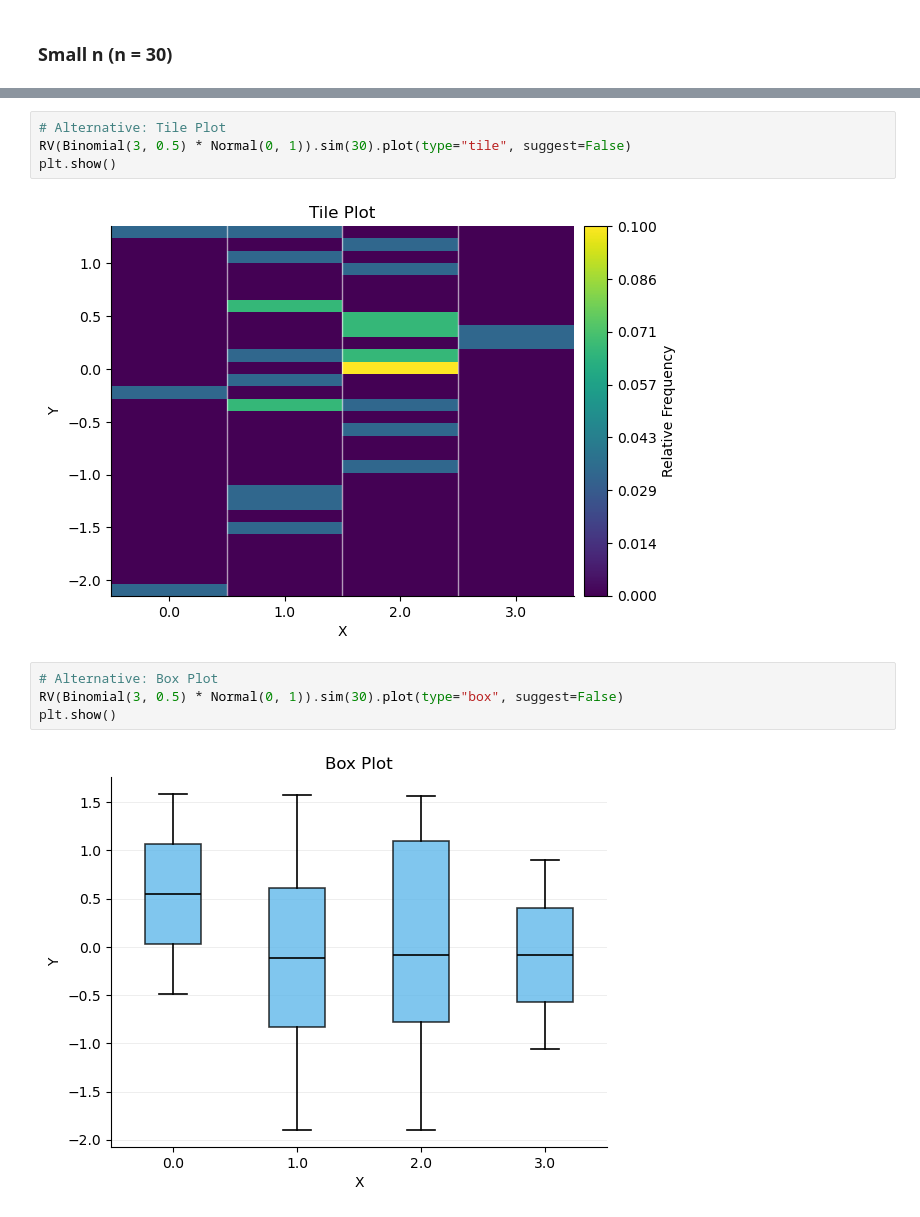
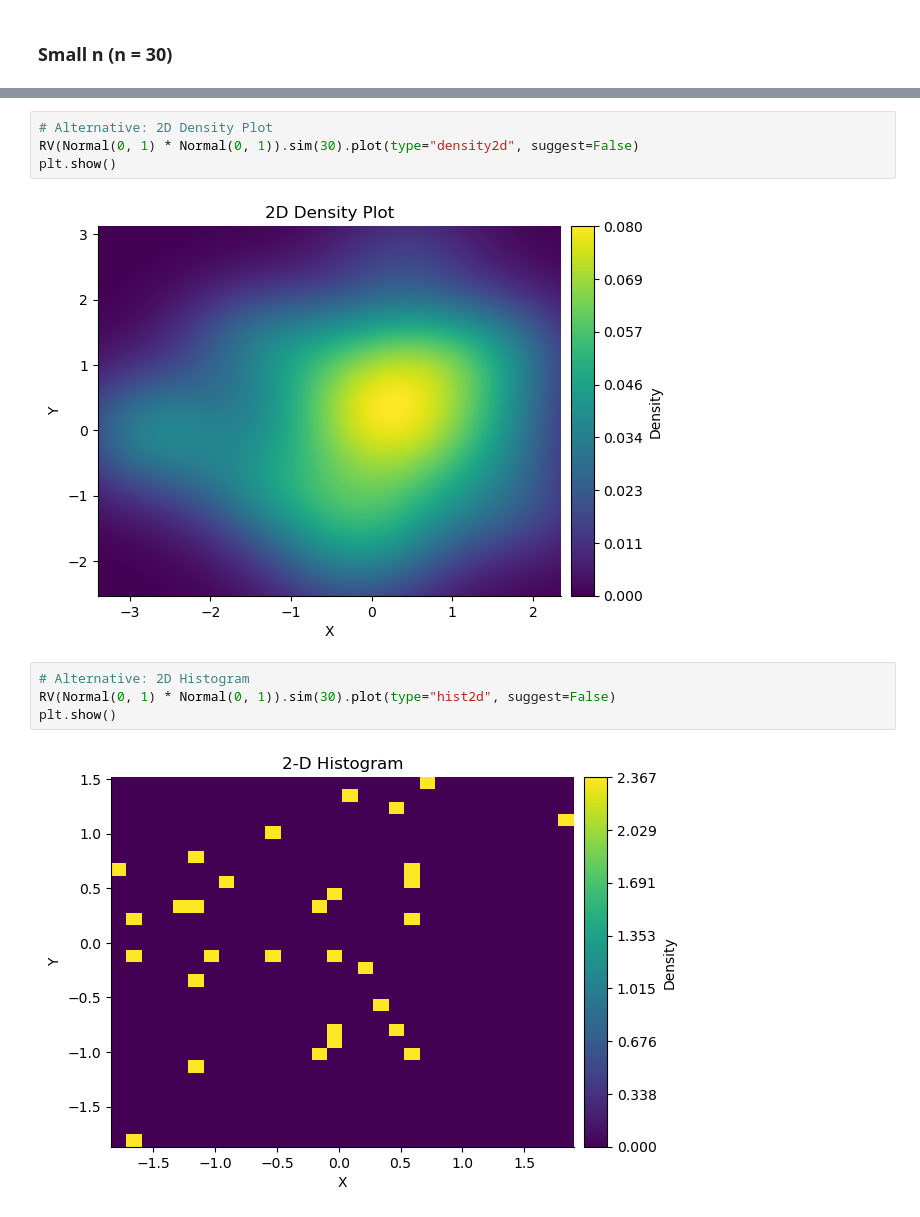
Before and after one commit to calpoly-symbulate/symbulate, a Jupyter notebook: team/plot_lookup_showcase.ipynb, the cells around one changed output, grey strips where cells are left out. Drawn from its saved outputs; the diff is of its cells as text.

```diff
--- a/team/plot_lookup_showcase.ipynb
+++ b/team/plot_lookup_showcase.ipynb
@@ -327,12 +333,12 @@ Alternative Plots: Tile Plot (type = "tile"), Box Plot (type = "box"), Violin Pl
 # %%
-# Alternative: Tile Plot
-RV(Binomial(3, 0.5) * Normal(0, 1)).sim(30).plot(type="tile", suggest=False)
+# Alternative: 2D Density Plot
+RV(Normal(0, 1) * Normal(0, 1)).sim(30).plot(type="density2d", suggest=False)
 plt.show()
 # %% [output]
-[figure, old version]
+[figure, new version]
 # %%
-# Alternative: Box Plot
-RV(Binomial(3, 0.5) * Normal(0, 1)).sim(30).plot(type="box", suggest=False)
+# Alternative: 2D Histogram
+RV(Normal(0, 1) * Normal(0, 1)).sim(30).plot(type="hist2d", suggest=False)
 plt.show()
 # %% [output]
-[figure, old version]
+[figure, new version]
```
Also changed, not shown: parts of 102 cells of this notebook, 3 other files.
